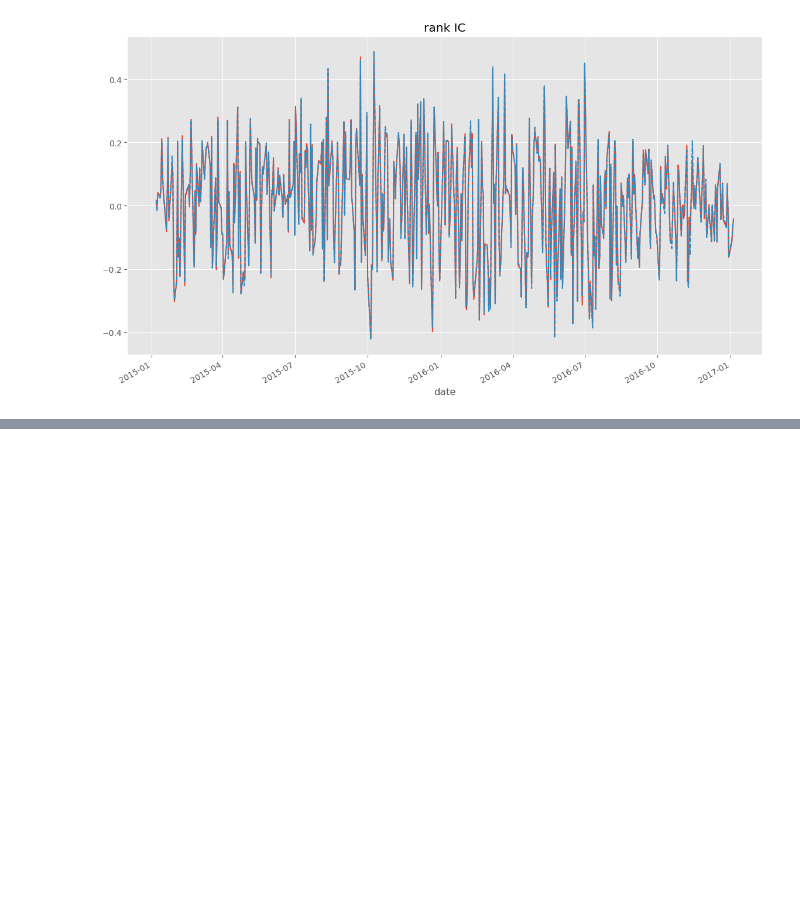
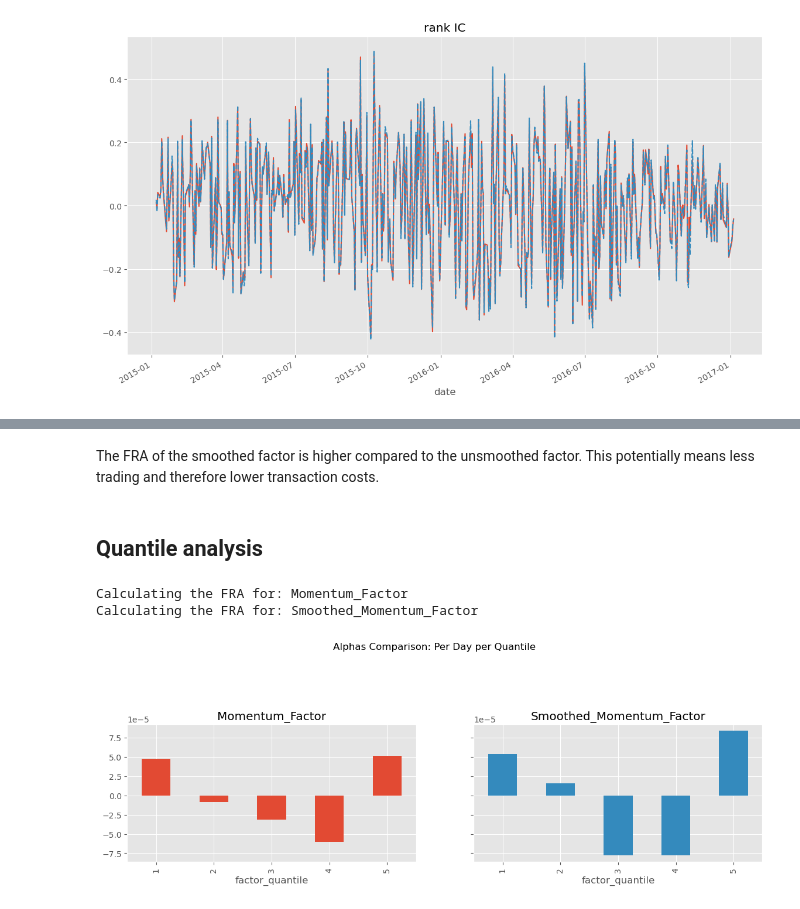
Before and after one commit to ansingh16/AI_for_trading, a Jupyter notebook: Notes/alpha_factor/alpha_modelling.ipynb, the cells around one changed output, grey strips where cells are left out. Saved outputs shown, nothing was run; the diff lists cells and outputs as text; code cells hidden in the pictures; blank space fills up the shorter version.

```diff
--- a/Notes/alpha_factor/sector_neutral.ipynb
+++ b/Notes/alpha_factor/alpha_modelling.ipynb
@@ -675,0 +704,31 @@ ls_rank_ic[1]['Smoothed_Momentum_Factor'].plot(style='--')
+# %% [markdown]
+The FRA of the smoothed factor is higher compared to the unsmoothed factor. This potentially means less trading and therefore lower transaction costs.
+# %% [markdown]
+## Quantile analysis
+# %%
+factor_names = df.columns
+ls_qr = []
+
+for i, factor_name in enumerate(factor_names):
+    print("Calculating the FRA for: " + factor_name)
+
+    #TODO: calculate quantile returns and standard errors
+    # store the quantile returns
+    quantile_return, quantile_stderr = al.performance.mean_return_by_quantile(factor_data[factor_name])
+    quantile_return.columns = [factor_name]
+    ls_qr.append(quantile_return)
+df_ls_qr = pd.concat(ls_qr, axis=1)
+# %% [output]
+Calculating the FRA for: Momentum_Factor
+Calculating the FRA for: Smoothed_Momentum_Factor
+# %%
+df_ls_qr.plot.bar(
+    subplots=True,
+    sharey=True,
+    layout=(4,2),
+    figsize=(14, 14),
+    legend=False,
+    title='Alphas Comparison: Per Day per Quantile'
+);
+# %% [output]
+[figure, added]
```
Also changed, not shown: parts of 11 cells of this notebook.
